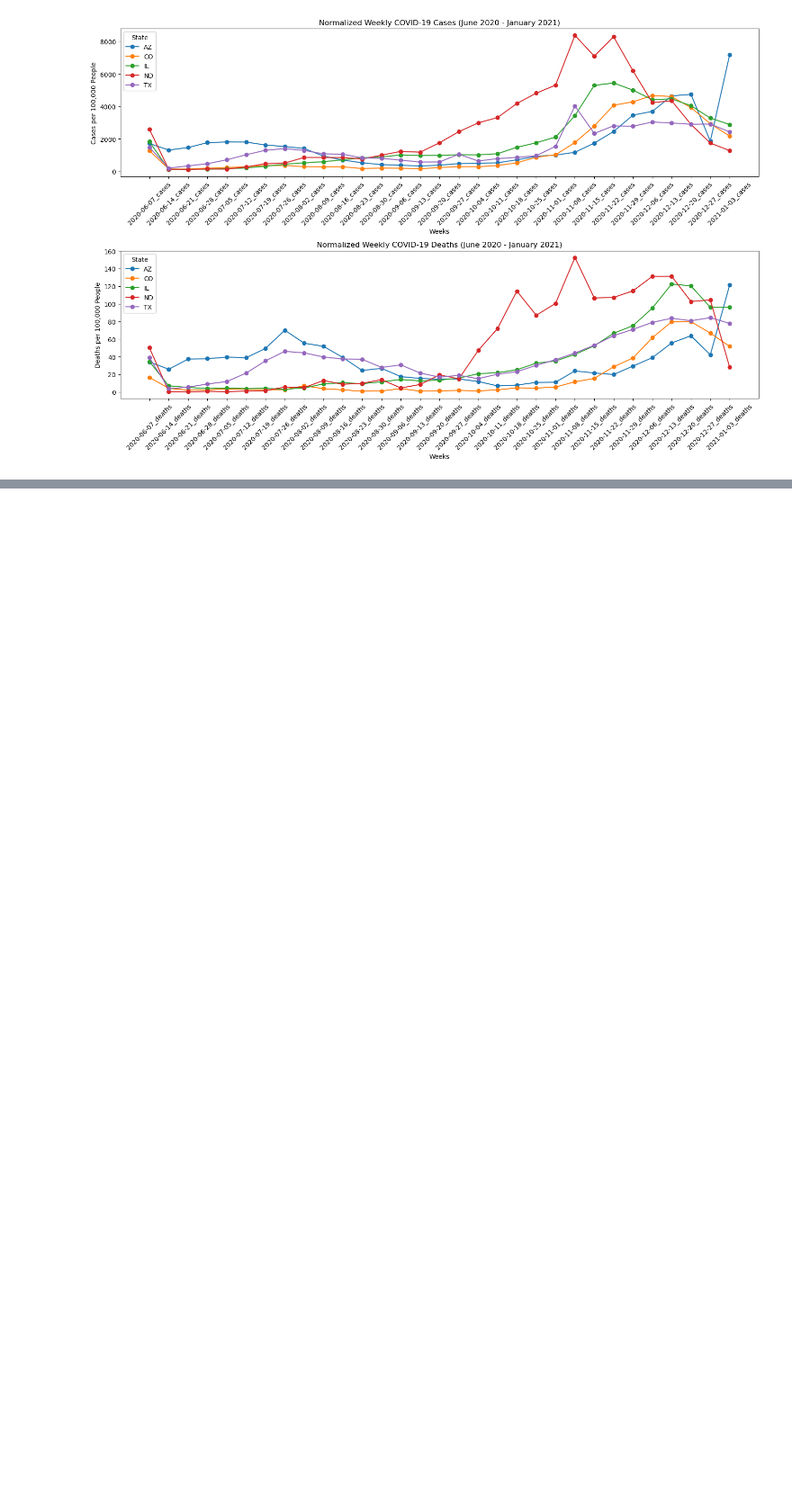
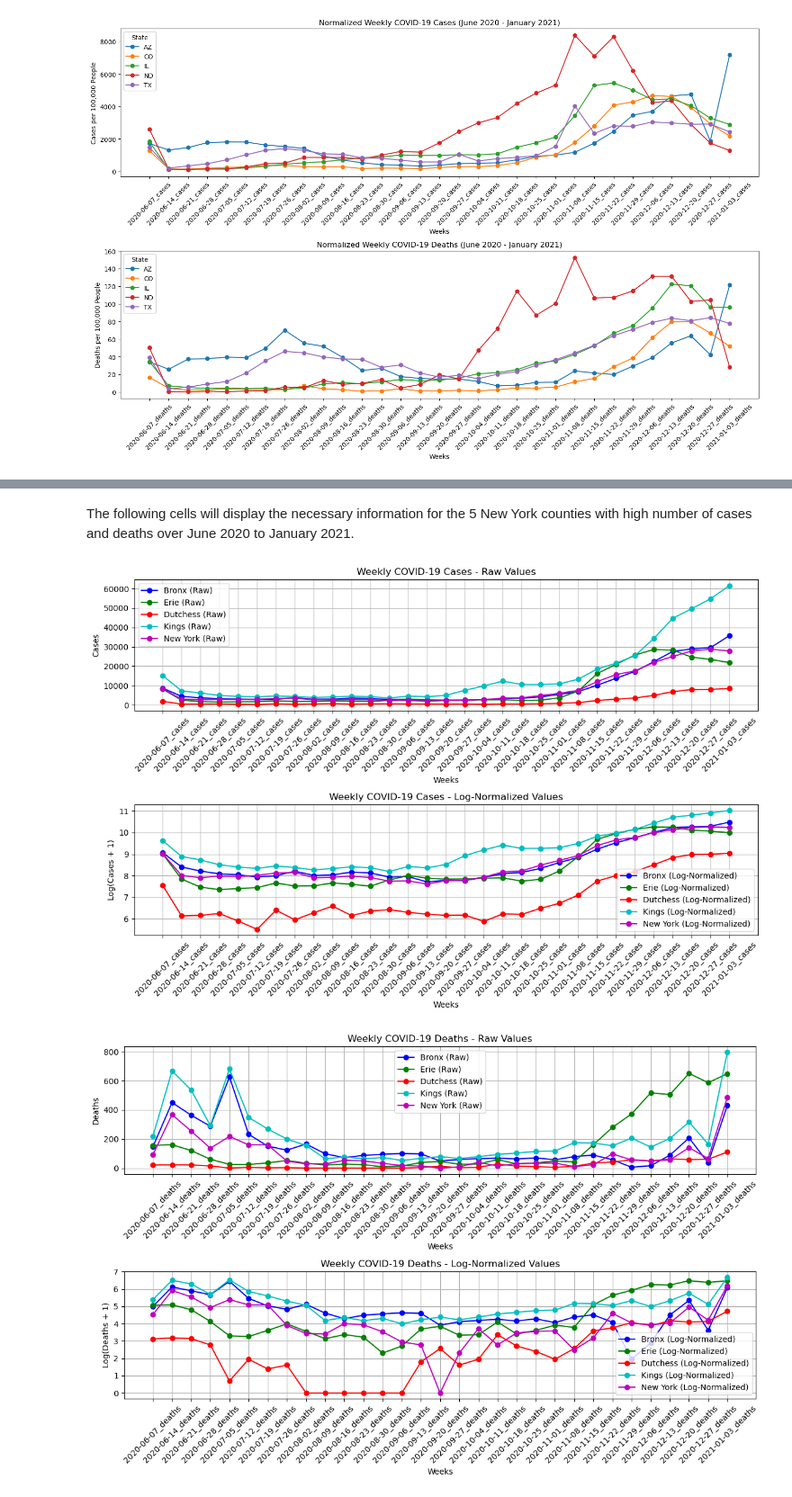
Before and after one commit to hamza890890/Group7ClassProject, a Jupyter notebook: Stage II/Carlos Villarreal/stage_II_task_1_Individual.ipynb, the cells around one changed output, grey strips where cells are left out. Shown at 90% size. Cells and saved outputs as stored; diff of their text form; code cells hidden in the pictures; blank space fills up the shorter version.

Commit message:
Finished member task and added necessary csv files

```diff
--- a/Stage II/Carlos Villarreal/stage_II_task_1_Individual.ipynb
+++ b/Stage II/Carlos Villarreal/stage_II_task_1_Individual.ipynb
@@ -308,0 +319,62 @@ The rates differ across the states because...
+# %% [markdown]
+The following cells will display the necessary information for the 5 New York counties with high number of cases and deaths over June 2020 to January 2021.
+# %%
+df_cases = pd.read_csv('NY_weekly_cases.csv')
+df_deaths = pd.read_csv('NY_weekly_deaths.csv')
+
+# 5 chosen counties
+desired_counties = ['Bronx', 'Erie', 'Dutchess', 'Kings', 'New York']
+
+# Regex pattern that matches any of the desired counties followed by " County"
+pattern = '|'.join([f'{county} County' for county in desired_counties])
+
+# Filter the rows in df_cases where 'County Name_x' matches the pattern
+df_ny_cases_filtered = df_cases[df_cases['County Name_x'].str.contains(pattern, regex=True)]
+
+# Filter the rows in df_deaths where 'County Name_x' matches the pattern
+df_ny_deaths_filtered = df_deaths[df_deaths['County Name_x'].str.contains(pattern, regex=True)]
+
+county_colors = ['b', 'g', 'r', 'c', 'm']  # Different colors for each county
+
+weekly_case_columns = [col for col in df_ny_cases_filtered.columns if '_cases' in col]
+weekly_death_columns = [col for col in df_ny_deaths_filtered.columns if '_deaths' in col]
+
+def plot_raw_and_log(data, columns, title, ylabel, color_list):
+    plt.figure(figsize=(12, 8))
+
+    # Plot Raw Values
+    plt.subplot(2, 1, 1)
+    for i, county in enumerate(desired_counties):
+        county_data = data[data['County Name_x'].str.contains(county)]
+        plt.plot(columns, county_data[columns].sum(), label=f'{county} (Raw)', marker='o', color=color_list[i])
+    plt.title(f'{title} - Raw Values')
+    plt.xlabel('Weeks')
+    plt.ylabel(ylabel)
+    plt.xticks(rotation=45)
+    plt.legend()
+    plt.grid(True)
+
+    # Plot Log-Normalized Values
+    plt.subplot(2, 1, 2)
+    for i, county in enumerate(desired_counties):
+        county_data = data[data['County Name_x'].str.contains(county)]
+        log_values = np.log1p(county_data[columns].sum())  # log1p for log(1 + x)
+        plt.plot(columns, log_values, label=f'{county} (Log-Normalized)', marker='o', color=color_list[i])
+    plt.title(f'{title} - Log-Normalized Values')
+    plt.xlabel('Weeks')
+    plt.ylabel(f'Log({ylabel} + 1)')
+    plt.xticks(rotation=45)
+    plt.legend()
+    plt.grid(True)
+
+    plt.tight_layout()
+    plt.show()
+
+# Plot Raw and Log-Normalized Cases
+plot_raw_and_log(df_ny_cases_filtered, weekly_case_columns, 'Weekly COVID-19 Cases', 'Cases', county_colors)
+
+# Plot Raw and Log-Normalized Deaths
+plot_raw_and_log(df_ny_deaths_filtered, weekly_death_columns, 'Weekly COVID-19 Deaths', 'Deaths', county_colors)
+# %% [output]
+[figure, added]
+[figure, added]
```
Also changed, not shown: parts of 3 cells of this notebook, 2 other files.
